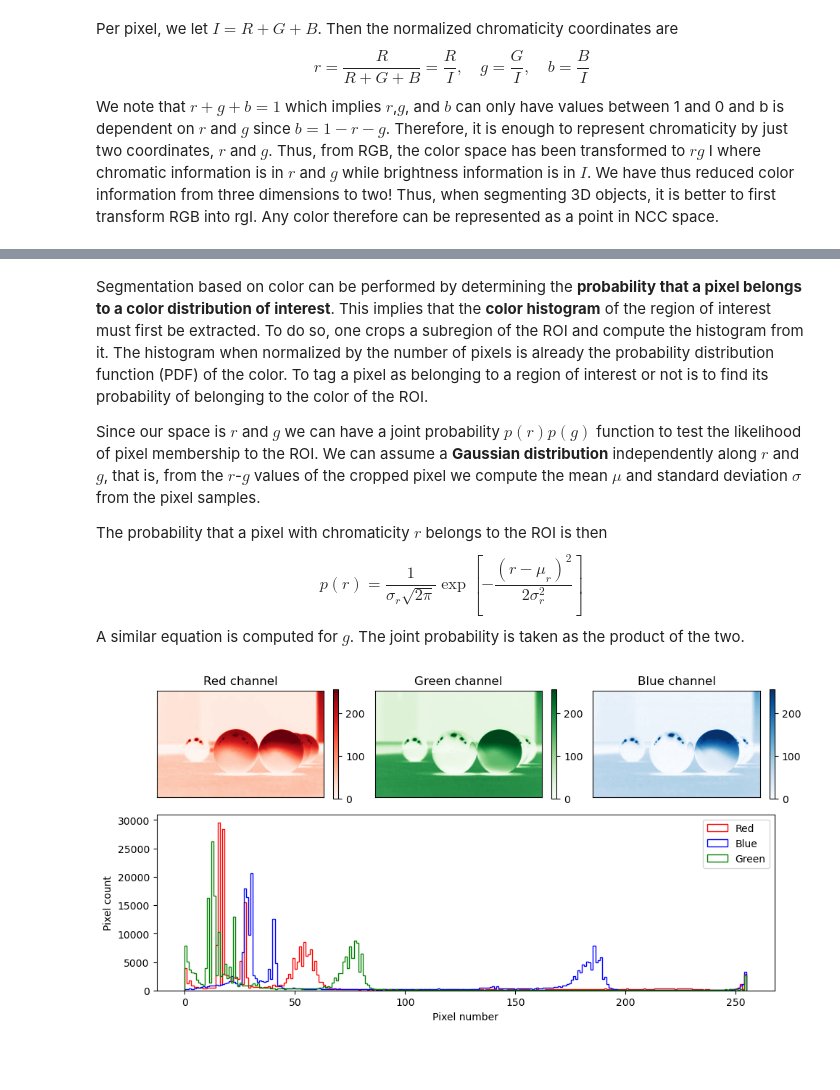
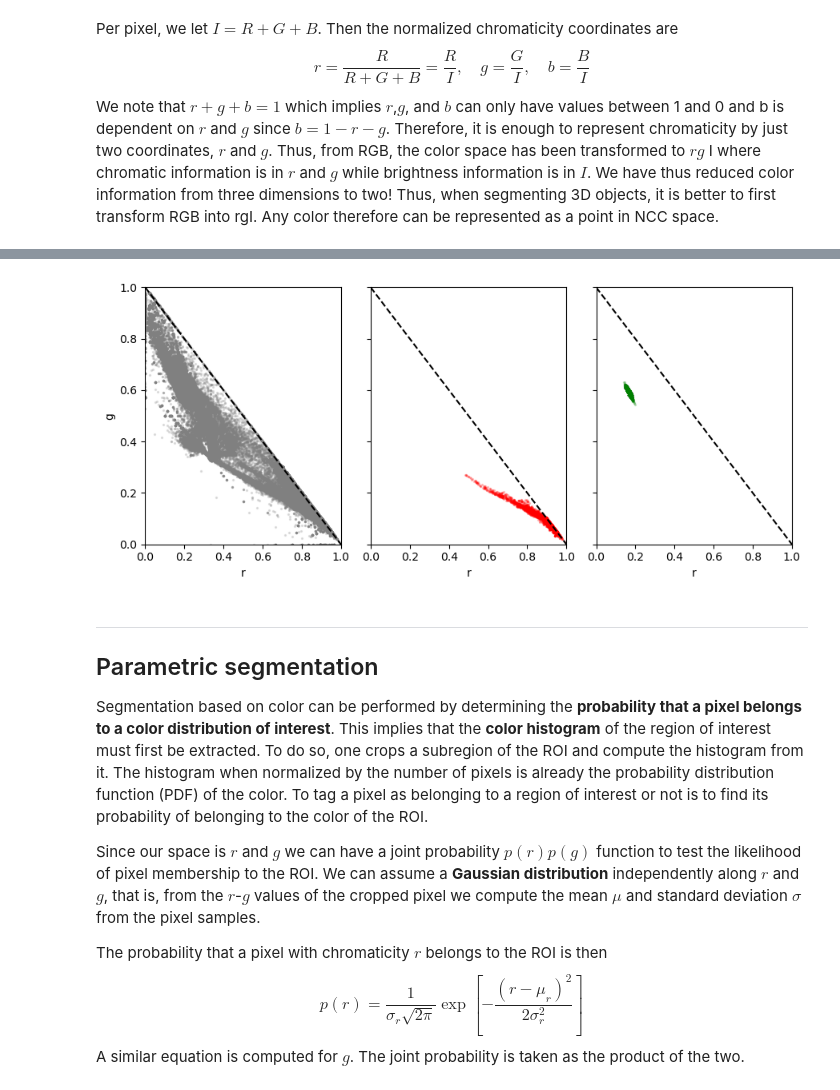
Before and after one commit to npcrmns/App-Physics-157, a Jupyter notebook: [5] Feature Extraction - Image Segmentation/Feature Extraction - Image Segmentation.ipynb, the cells around one changed output, grey strips where cells are left out. Cells and saved outputs as stored; diff of their text form; code cells hidden in the pictures; blank space fills up the shorter version.

```diff
--- a/[5] Feature Extraction - Image Segmentation/Feature Extraction - Image Segmentation.ipynb
+++ b/[5] Feature Extraction - Image Segmentation/Feature Extraction - Image Segmentation.ipynb
@@ -102,0 +82,19 @@ for a in ax:
+# %%
+colored_balls = Image.open("colored balls.png")
+colored_balls_RGB = np.array(colored_balls.convert("RGB"))
+
+# Red balls
+colored_balls_ROI = Image.open("colored balls ROI - red.png")
+colored_balls_ROI_RGB = np.array(colored_balls_ROI.convert("RGB"))
+
+# Green corner
+colored_balls_ROI_g = Image.open("colored balls ROI - green.png")
+colored_balls_ROI_RGB_g = np.array(colored_balls_ROI_g.convert("RGB"))
+
+# Black balls
+colored_balls_ROI_bl = Image.open("colored balls ROI - black.png")
+colored_balls_ROI_RGB_bl = np.array(colored_balls_ROI_bl.convert("RGB"))
+
+# White balls
+colored_balls_ROI_w = Image.open("colored balls ROI - white.png")
+colored_balls_ROI_RGB_w = np.array(colored_balls_ROI_w.convert("RGB"))
@@ -107,7 +112,9 @@ Thus, from RGB, the color space has been transformed to $rg$ I where chromatic i
 when segmenting 3D objects, it is better to first transform RGB into rgI. Any color therefore can be represented as a point in NCC space.
 # %%
 def NCC(img):
+    img = img/255
     R, G, B = img[:,:,0], img[:,:,1], img[:,:,2]
     I = R + G + B
-    r, g, b = R/I, g/I, 1-r-g
+    r, g = R/I, G/I
+    b = 1 - r - g
     return r, g, b
@@ -114,4 +157,25 @@ def NCC(img):
+# %%
+fig, ax = plt.subplots(1, 3, figsize = (9, 4), sharey = True, tight_layout = True)
+
+ax[0].scatter(NCC(colored_balls_RGB)[0], NCC(colored_balls_RGB)[1], color = "gray", alpha = 0.2, s = 2)
+ax[1].scatter(NCC(colored_balls_ROI_RGB)[0], NCC(colored_balls_ROI_RGB)[1], color = "red", alpha = 0.2, s = 2)
+ax[2].scatter(NCC(colored_balls_ROI_RGB_g)[0], NCC(colored_balls_ROI_RGB_g)[1], color = "green", alpha = 0.2, s = 2)
+ax[0].set_ylabel("g")
+
+for a in ax:
+    x_vals = np.linspace(0, 1, 1000)
+    a.plot(x_vals, 1 - x_vals, color = "black", linestyle = "--")
+    a.set_xlabel("r")
+    a.set_xlim(0,1)
+    a.set_ylim(0,1)
+
+fig.savefig("colored balls and ROI NCCs.png")
+# %% [output]
+[figure, added]
 # %% [markdown]
+***
+## Parametric segmentation
+
 Segmentation based on color can be performed by determining the **probability that a pixel belongs to a color
 distribution of interest**. This implies that the **color histogram** of the region of interest must first be extracted. To do so, one crops a subregion of the ROI and compute the histogram from it. The histogram when normalized by the number of pixels is already the probability distribution function (PDF) of the color. To tag a pixel as belonging to a region of interest or not is to find its probability of belonging to the color of the ROI.
 
@@ -124,39 +188,3 @@ def gaussian_PDF(orig_img, roi_img):
     sigma = np.std(roi_img)
     gaussian = (1/(sigma * np.sqrt(2*np.pi))) * np.exp(-(orig_img - mu)**2/(2*sigma**2))
     return gaussian
-# %%
-fig = plt.figure(figsize = (11, 6), tight_layout = True)
-gridspec = fig.add_gridspec(2, 3, hspace = -0.1)
-
-ax1 = fig.add_subplot(gridspec[0,0])
-red_channel = ax1.imshow(colored_balls_RGB[:,:,0], cmap = "Reds")
-plt.colorbar(red_channel, ax = ax1, fraction = 0.03)
-ax1.set_title("Red channel")
-ax1.set_xticks([])
-ax1.set_yticks([])
-
-ax2 = fig.add_subplot(gridspec[0,1])
-green_channel = ax2.imshow(colored_balls_RGB[:,:,1], cmap = "Greens")
-plt.colorbar(green_channel, ax = ax2, fraction = 0.03)
-ax2.set_title("Green channel")
-ax2.set_xticks([])
-ax2.set_yticks([])
-
-ax3 = fig.add_subplot(gridspec[0,2])
-blue_channel = ax3.imshow(colored_balls_RGB[:,:,2], cmap = "Blues")
-plt.colorbar(blue_channel, ax = ax3, fraction = 0.03)
-ax3.set_title("Blue channel")
-ax3.set_xticks([])
-ax3.set_yticks([])
-
-ax4 = fig.add_subplot(gridspec[1,:])
-ax4.hist(colored_balls_RGB[:,:,0].flatten(), 256, histtype = "step", ec = "red", label = "Red")
-ax4.hist(colored_balls_RGB[:,:,1].flatten(), 256, histtype = "step", ec = "blue", label = "Blue")
-ax4.hist(colored_balls_RGB[:,:,2].flatten(), 256, histtype = "step", ec = "green", label = "Green")
-ax4.set_xlabel("Pixel number")
-ax4.set_ylabel("Pixel count")
-ax4.legend()
-
-plt.savefig("colored balls rgb channels and histogram.png")
-# %% [output]
-[figure]
```
Also changed, not shown: parts of 13 cells of this notebook, 9 other files.
